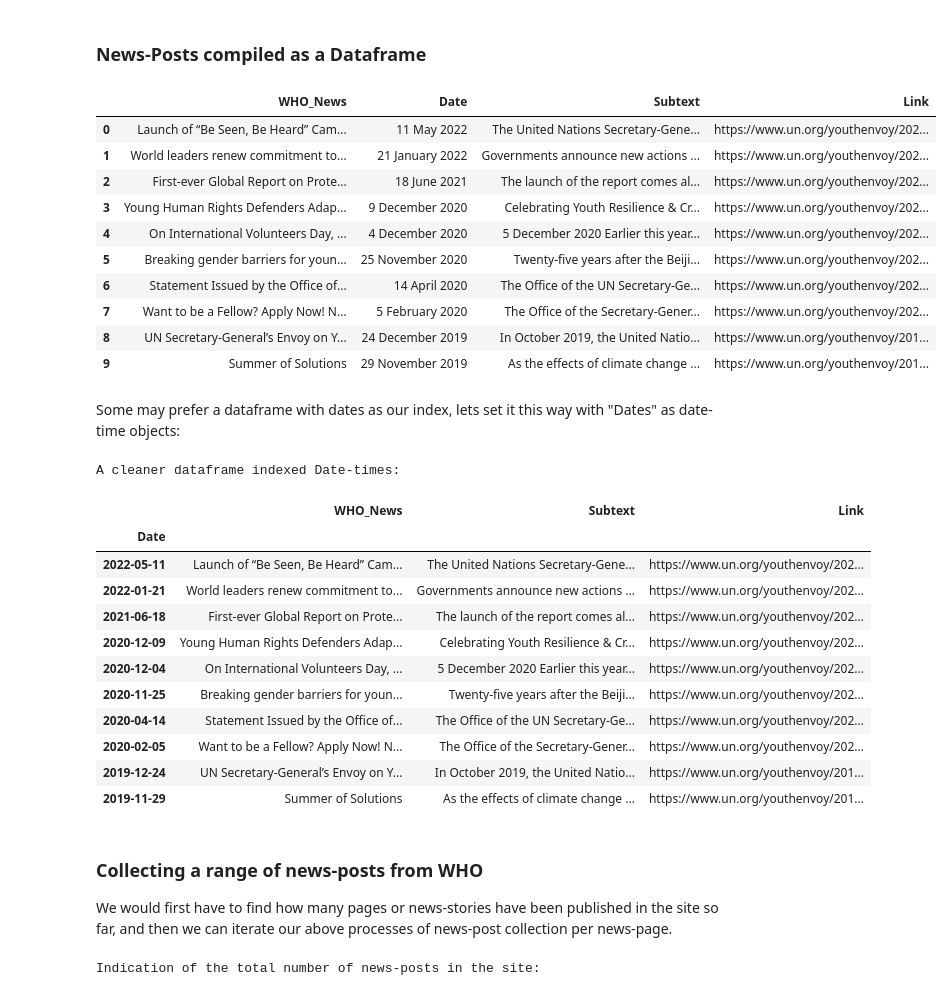
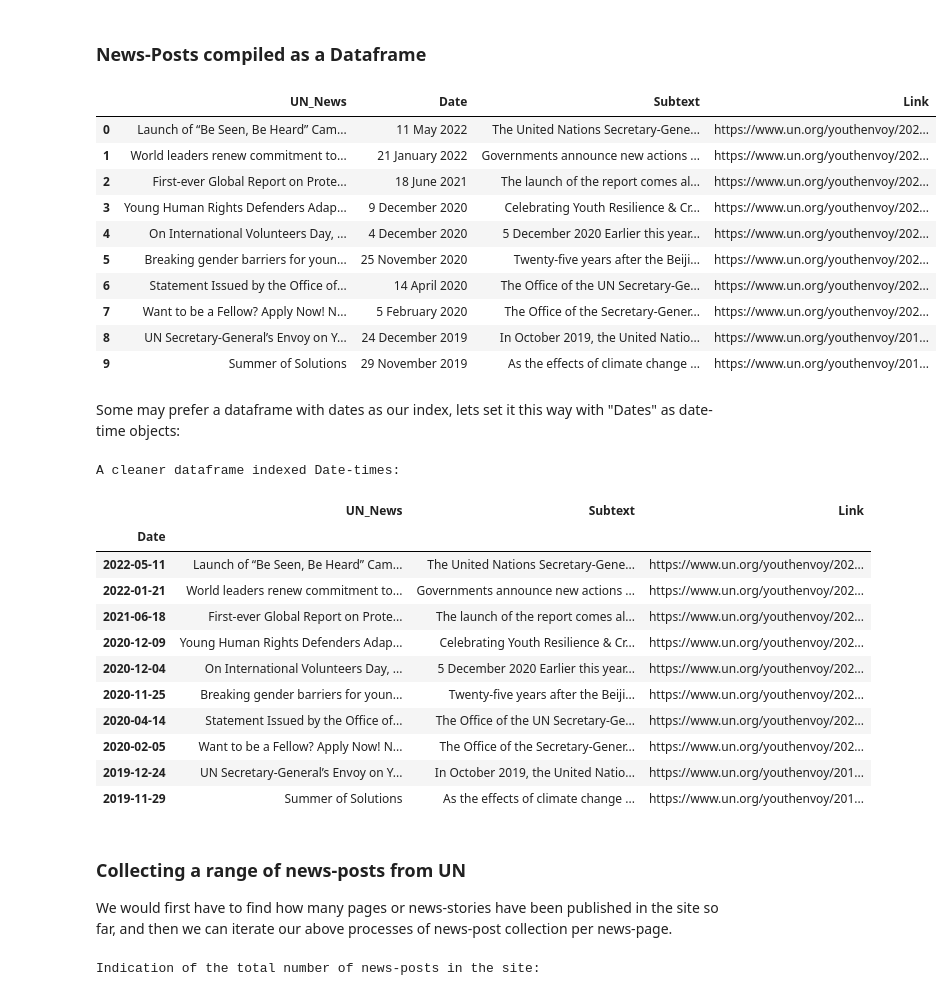
Before and after one commit to FaarisRazi/Python-Daily, a Jupyter notebook: Scrape-or-Crawl/News_from_WHO.ipynb, the cells around one changed output. Cells and saved outputs as stored; diff of their text form; code cells hidden in the pictures.

```diff
--- a/Scrape-or-Crawl/News_from_WHO.ipynb
+++ b/Scrape-or-Crawl/News_from_WHO.ipynb
@@ -26,7 +26,7 @@ Page-1 Posts collected (in HTML) from WHO's News-page.
 # %%
 print('Details being collected per news-post card, an example of the first 3:\n')
 
-who_news_cards = []
+UN_news_cards = []
 for i, card in enumerate(cards, 1):
 
     card_link = card.find('a', href=True)
@@ -42,7 +42,7 @@ for i, card in enumerate(cards, 1):
               f'Subtext:\t\t{subtext}...\n'+
               f'Read more (post-link):\t{card_link["href"]}\n\n')
 
-    who_news_cards.append([title, date, subtext, card_url])
+    UN_news_cards.append([title, date, subtext, card_url])
 # %% [output]
 Details being collected per news-post card, an example of the first 3:
 
@@ -65,11 +65,11 @@ Read more (post-link):  https://www.un.org/youthenvoy/2021/06/first-ever-global-
 # %% [markdown]
 ### News-Posts compiled as a Dataframe
 # %%
-who_news_df = pd.DataFrame(who_news_cards, columns=['WHO_News','Date','Subtext','Link'])
+UN_news_df = pd.DataFrame(UN_news_cards, columns=['UN_News','Date','Subtext','Link'])
 
-who_news_df
+UN_news_df
 # %% [output]
-|  | WHO_News | Date | Subtext | Link |
+|  | UN_News | Date | Subtext | Link |
 | 0 | Launch of “Be Seen, Be Heard” Cam... | 11 May 2022 | The United Nations Secretary-Gene... | https://www.un.org/youthenvoy/202... |
 | 1 | World leaders renew commitment to... | 21 January 2022 | Governments announce new actions ... | https://www.un.org/youthenvoy/202... |
 | 2 | First-ever Global Report on Prote... | 18 June 2021 | The launch of the report comes al... | https://www.un.org/youthenvoy/202... |
@@ -83,16 +83,16 @@ who_news_df
 # %% [markdown]
 Some may prefer a dataframe with dates as our index, lets set it this way with "Dates" as date-time objects:
 # %%
-datetime_index = pd.to_datetime(who_news_df.Date)
+datetime_index = pd.to_datetime(UN_news_df.Date)
 
-who_news_df.set_index(datetime_index, inplace=True)
-who_news_df.drop('Date', axis=1, inplace=True)
+UN_news_df.set_index(datetime_index, inplace=True)
+UN_news_df.drop('Date', axis=1, inplace=True)
 
 print("A cleaner dataframe indexed Date-times:")
-who_news_df
+UN_news_df
 # %% [output]
 A cleaner dataframe indexed Date-times:
-|  | WHO_News | Subtext | Link |
+|  | UN_News | Subtext | Link |
 | Date |  |  |  |
 | 2022-05-11 | Launch of “Be Seen, Be Heard” Cam... | The United Nations Secretary-Gene... | https://www.un.org/youthenvoy/202... |
 | 2022-01-21 | World leaders renew commitment to... | Governments announce new actions ... | https://www.un.org/youthenvoy/202... |
@@ -105,7 +105,7 @@ A cleaner dataframe indexed Date-times:
 | 2019-12-24 | UN Secretary-General’s Envoy on Y... | In October 2019, the United Natio... | https://www.un.org/youthenvoy/201... |
 | 2019-11-29 | Summer of Solutions | As the effects of climate change ... | https://www.un.org/youthenvoy/201... |
 # %% [markdown]
-### Collecting a range of news-posts from WHO
+### Collecting a range of news-posts from UN
 We would first have to find how many pages or news-stories have been published in the site so far, and then we can iterate our above processes of news-post collection per news-page.
 # %%
 pages_url = url + 'pages/'
```
Also changed, not shown: parts of 12 cells of this notebook.
